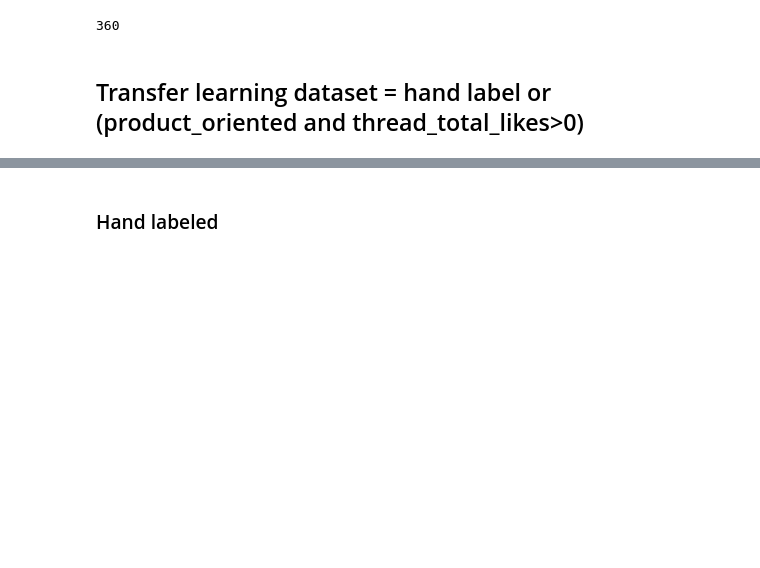
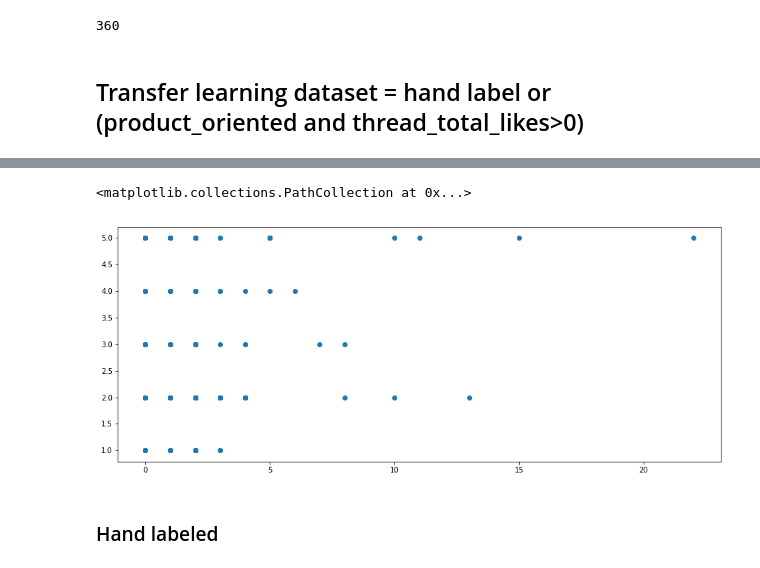
Before and after one commit to lidaliang/NLP_project, a Jupyter notebook: NLP_project.ipynb, the cells around one changed output, grey strips where cells are left out. Drawn from its saved outputs; the diff is of its cells as text; code cells hidden in the pictures; blank space fills up the shorter version.

```diff
--- a/NLP_project.ipynb
+++ b/NLP_project.ipynb
@@ -1081,3 +1096,8 @@ data_df_prod_has_likes.to_csv("model_zoo/data_df_prod_has_likes.csv")
+# %%
+plt.scatter(df_hand.n_likes.values,df_hand.relevance.values)
+# %% [output]
+<matplotlib.collections.PathCollection at 0x...>
+[figure, added]
 # %% [markdown]
 ### Hand labeled
 # %%
```
Also changed, not shown: parts of 7 cells of this notebook.
